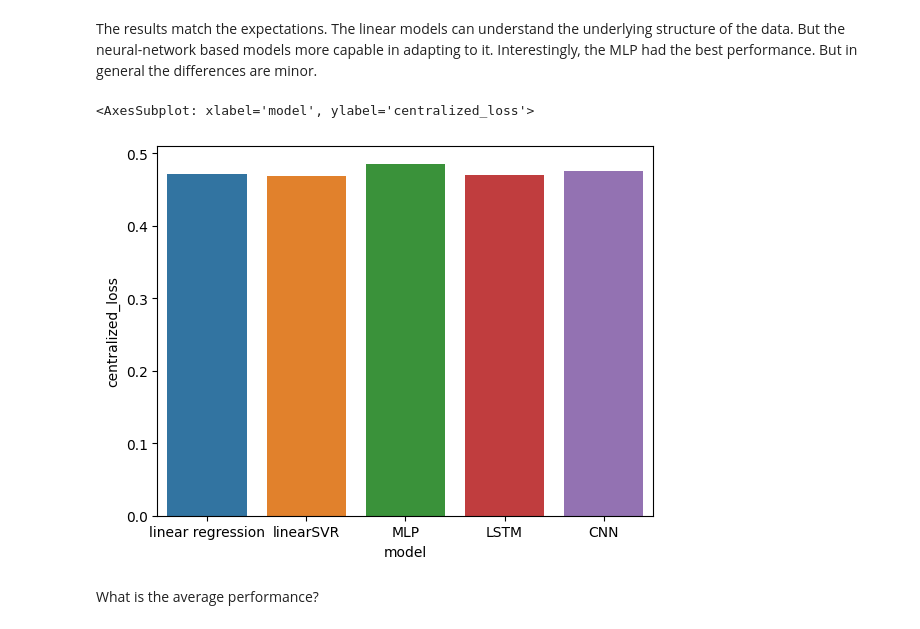
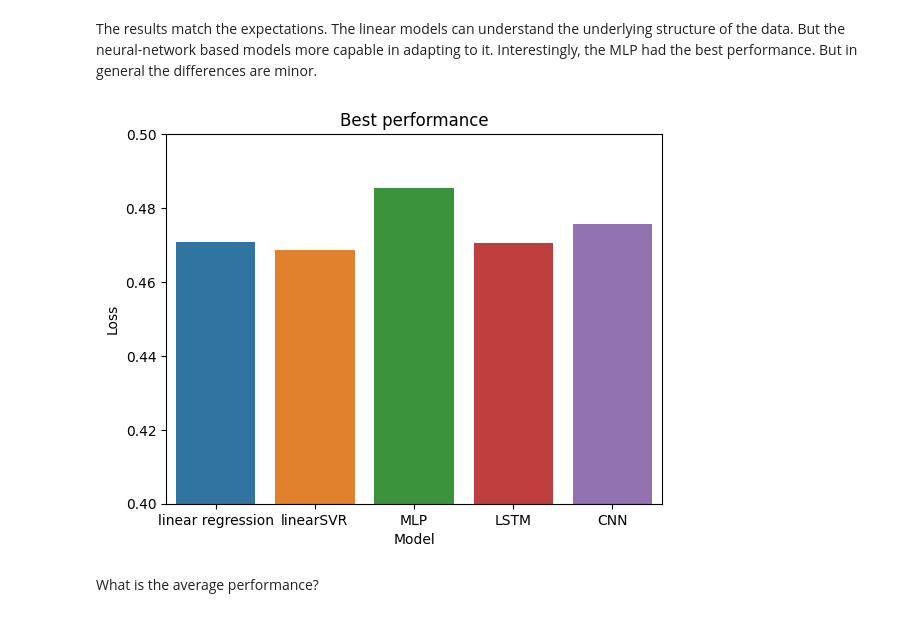
Before and after one commit to Flowwrian/Investigating-the-Effectiveness-of-Cross-Silo-Datasets-for-Training-Federated-Learning-Models, a Jupyter notebook: notebooks/weather_analysis.ipynb, the cells around one changed output. Saved outputs shown, nothing was run; the diff lists cells and outputs as text; code cells hidden in the pictures.

```diff
--- a/notebooks/weather_analysis.ipynb
+++ b/notebooks/weather_analysis.ipynb
@@ -99,9 +106,15 @@ best_weather_performance.head()
 The results match the expectations. The linear models can understand the underlying structure of the data. But the neural-network based models more capable in adapting to it. Interestingly, the MLP had the best performance. But in general the differences are minor.
 # %%
 sns.barplot(data=best_weather_performance, x="model", y="centralized_loss")
+
+plt.ylim((0.4, 0.5))
+plt.ylabel("Loss")
+plt.xlabel("Model")
+plt.title("Best performance")
+
+plt.show()
 # %% [output]
-<AxesSubplot: xlabel='model', ylabel='centralized_loss'>
-[figure, old version]
+[figure, new version]
 # %% [markdown]
 What is the average performance?
 # %%
```
Also changed, not shown: parts of 46 cells of this notebook, 13 other files.
